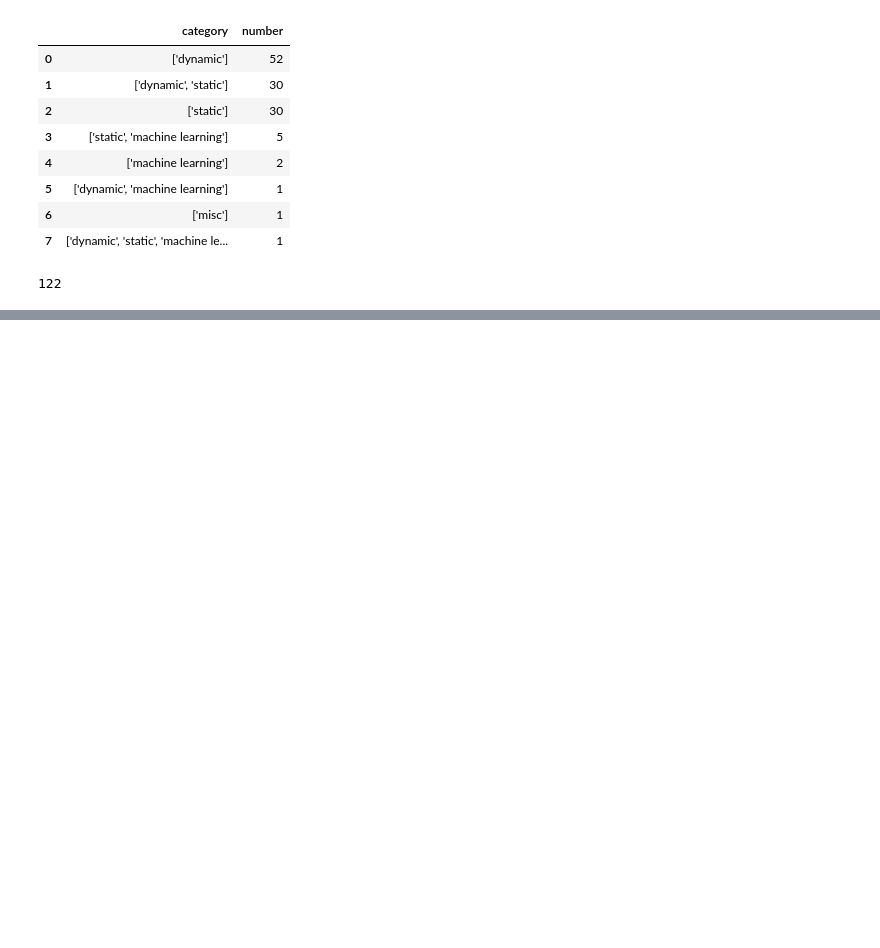
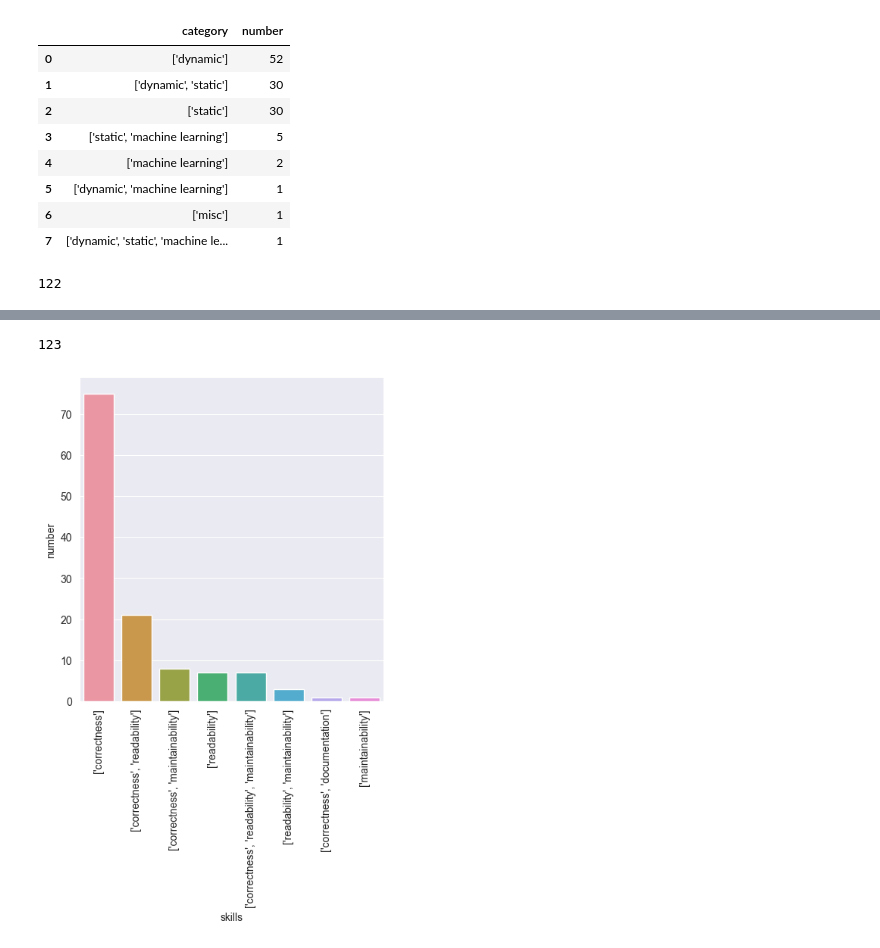
Before and after one commit to m-messer/Automated-Assessment-SLR-Data-Processing, a Jupyter notebook: analysis.ipynb, the cells around one changed output, grey strips where cells are left out. Cells and saved outputs as stored; diff of their text form; code cells hidden in the pictures; blank space fills up the shorter version.

```diff
--- a/analysis.ipynb
+++ b/analysis.ipynb
@@ -158,0 +161,4 @@ plt.savefig('plots/category.png')
+# %%
+skills = pd.Series([skill for skill in df.skills]).value_counts().reset_index()
+skills.columns = ["skills", 'number']
+skills
@@ -158,0 +175,10 @@ plt.savefig('plots/category.png')
+# %%
+skills.number.sum()
+# %% [output]
+123
+# %%
+sns.catplot(skills, kind='bar', x='skills', y='number')
+plt.xticks(rotation=90)
+plt.savefig('plots/skills.png')
+# %% [output]
+[figure, added]
```
Also changed, not shown: parts of 4 cells of this notebook, 4 other files.
